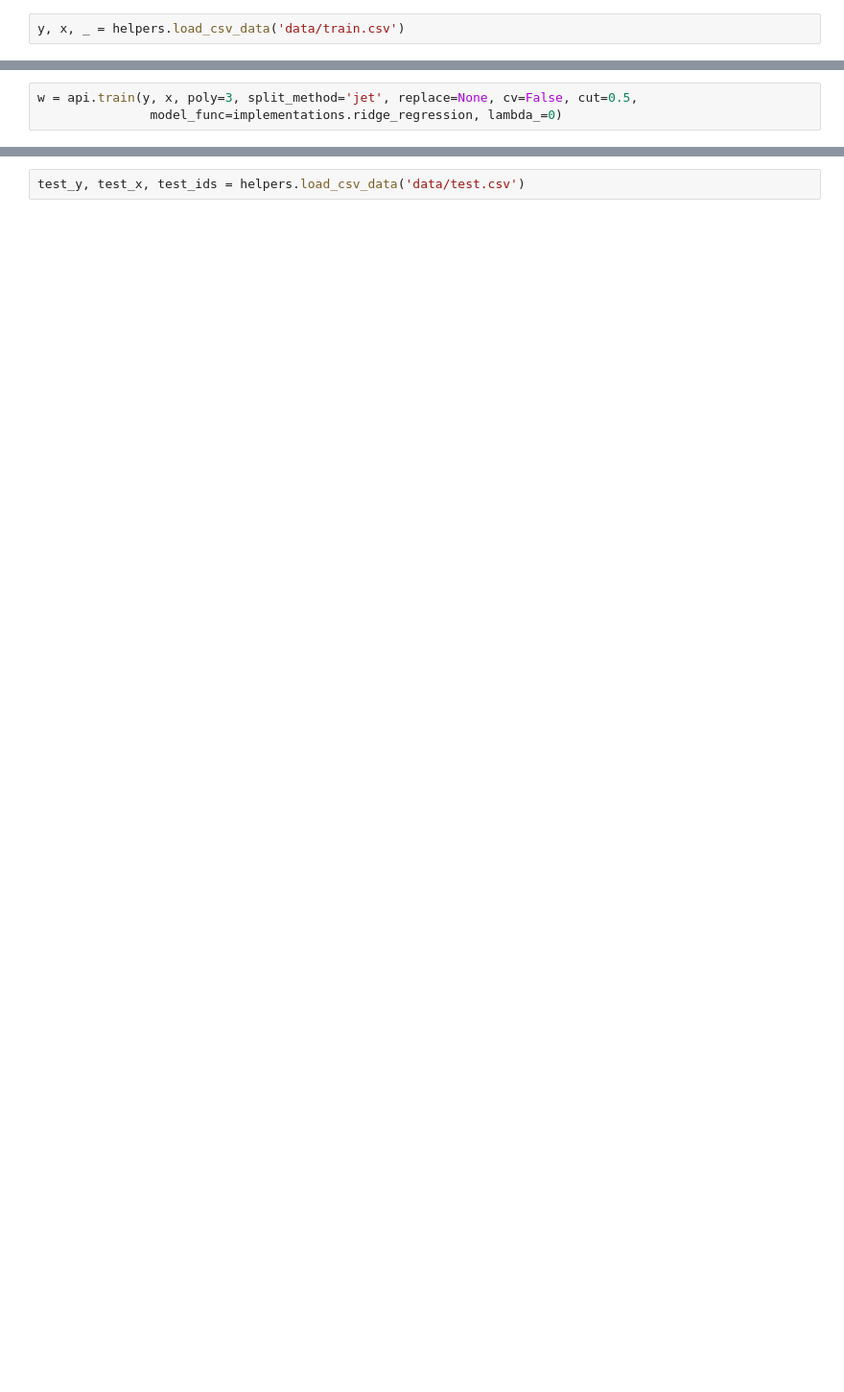
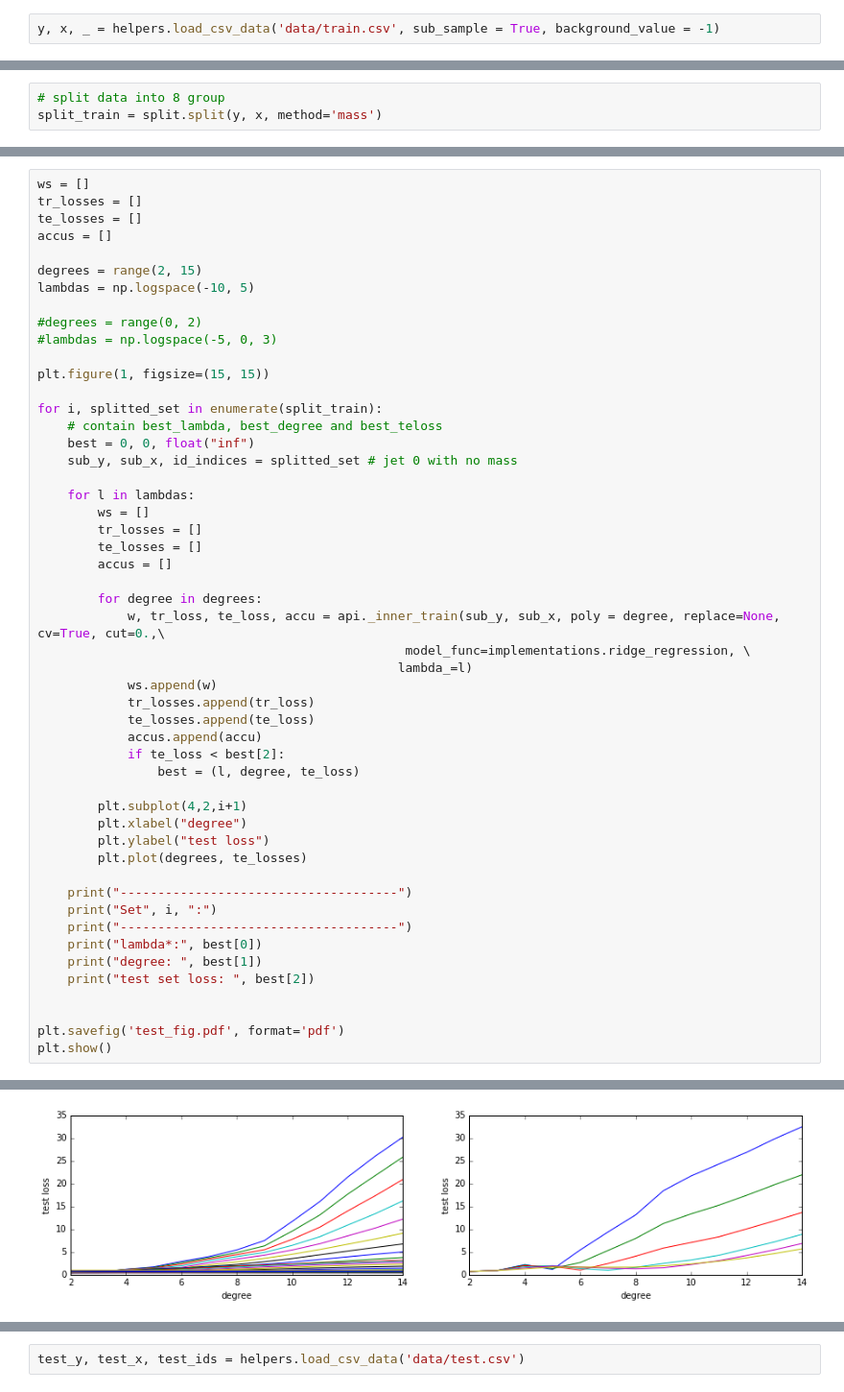
Before and after one commit to jmuth/PCML_project1, a Jupyter notebook: RR.ipynb, the cells around one changed output, grey strips where cells are left out. Shown at 96% size. Saved outputs shown, nothing was run; the diff lists cells and outputs as text; blank space fills up the shorter version.

Commit message:
8 different model and parameters

```diff
--- a/RR.ipynb
+++ b/RR.ipynb
@@ -9,3 +14,3 @@ import pandas as pd
 # %%
-y, x, _ = helpers.load_csv_data('data/train.csv')
+y, x, _ = helpers.load_csv_data('data/train.csv', sub_sample = True, background_value = -1)
 # %%
@@ -15,6 +20,3 @@ lambda_ = 0
 initial_w = 0
 
 cut  = np.linspace(0.3, 0.8, 20)
-# %%
-w = api.train(y, x, poly=3, split_method='jet', replace=None, cv=False, cut=0.5,
-               model_func=implementations.ridge_regression, lambda_=0)
@@ -24,0 +23,3 @@ w = api.train(y, x, poly=3, split_method='jet', replace=None, cv=False, cut=0.5,
+# %%
+# split data into 8 group
+split_train = split.split(y, x, method='mass')
@@ -24,0 +30,52 @@ w = api.train(y, x, poly=3, split_method='jet', replace=None, cv=False, cut=0.5,
+# %%
+ws = []
+tr_losses = []
+te_losses = []
+accus = []
+
+degrees = range(2, 15)
+lambdas = np.logspace(-10, 5)
+
+#degrees = range(0, 2)
+#lambdas = np.logspace(-5, 0, 3)
+
+plt.figure(1, figsize=(15, 15))
+
+for i, splitted_set in enumerate(split_train):
+    # contain best_lambda, best_degree and best_teloss
+    best = 0, 0, float("inf")
+    sub_y, sub_x, id_indices = splitted_set # jet 0 with no mass
+
+    for l in lambdas:
+        ws = []
+        tr_losses = []
+        te_losses = []
+        accus = []
+
+        for degree in degrees:
+            w, tr_loss, te_loss, accu = api._inner_train(sub_y, sub_x, poly = degree, replace=None, cv=True, cut=0.,\
+                                                 model_func=implementations.ridge_regression, \
+                                                lambda_=l)
+            ws.append(w)
+            tr_losses.append(tr_loss)
+            te_losses.append(te_loss)
+            accus.append(accu)
+            if te_loss < best[2]:
+                best = (l, degree, te_loss)
+
+        plt.subplot(4,2,i+1)
+        plt.xlabel("degree")
+        plt.ylabel("test loss")
+        plt.plot(degrees, te_losses)
+
+    print("-------------------------------------")
+    print("Set", i, ":")
+    print("-------------------------------------")
+    print("lambda*:", best[0])
+    print("degree: ", best[1])
+    print("test set loss: ", best[2])
+
+
+plt.savefig('test_fig.pdf', format='pdf')
+plt.show()
+# %% [output]
@@ -24,0 +90 @@ w = api.train(y, x, poly=3, split_method='jet', replace=None, cv=False, cut=0.5,
+[figure, added]
```
Also changed, not shown: parts of 13 cells of this notebook, 13 other files.
